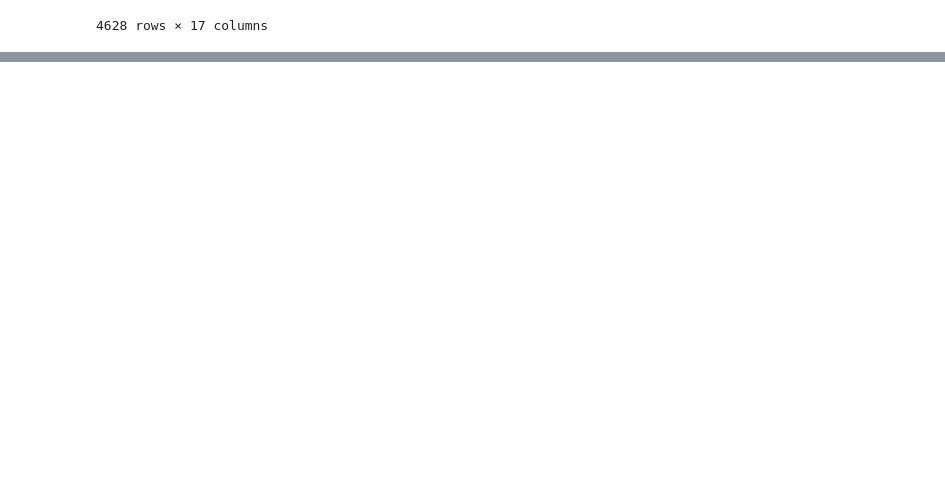
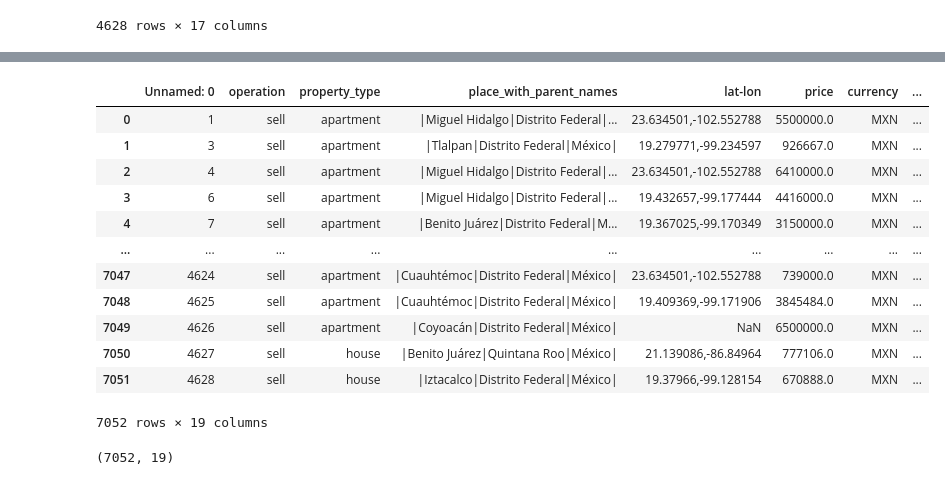
Before and after one commit to fararodriguezpf/Worldquant, a Jupyter notebook: pro2_pd.ipynb, the cells around one changed output, grey strips where cells are left out. Saved outputs shown, nothing was run; the diff lists cells and outputs as text; code cells hidden in the pictures; blank space fills up the shorter version.

```diff
--- a/pro2_pd.ipynb
+++ b/pro2_pd.ipynb
@@ -92,0 +157,21 @@ NameError: name 'frame1' is not defined
+# %%
+df = pd.concat([frame1,frame2], ignore_index=True)
+df
+# %% [output]
+|  | Unnamed: 0 | operation | property_type | place_with_parent_names | lat-lon | price | currency | ... |
+| 0 | 1 | sell | apartment | |Miguel Hidalgo|Distrito Federal|... | 23.634501,-102.552788 | 5500000.0 | MXN | ... |
+| 1 | 3 | sell | apartment | |Tlalpan|Distrito Federal|México| | 19.279771,-99.234597 | 926667.0 | MXN | ... |
+| 2 | 4 | sell | apartment | |Miguel Hidalgo|Distrito Federal|... | 23.634501,-102.552788 | 6410000.0 | MXN | ... |
+| 3 | 6 | sell | apartment | |Miguel Hidalgo|Distrito Federal|... | 19.432657,-99.177444 | 4416000.0 | MXN | ... |
+| 4 | 7 | sell | apartment | |Benito Juárez|Distrito Federal|M... | 19.367025,-99.170349 | 3150000.0 | MXN | ... |
+| ... | ... | ... | ... | ... | ... | ... | ... | ... |
+| 7047 | 4624 | sell | apartment | |Cuauhtémoc|Distrito Federal|México| | 23.634501,-102.552788 | 739000.0 | MXN | ... |
+| 7048 | 4625 | sell | apartment | |Cuauhtémoc|Distrito Federal|México| | 19.409369,-99.171906 | 3845484.0 | MXN | ... |
+| 7049 | 4626 | sell | apartment | |Coyoacán|Distrito Federal|México| | NaN | 6500000.0 | MXN | ... |
+| 7050 | 4627 | sell | house | |Benito Juárez|Quintana Roo|México| | 21.139086,-86.84964 | 777106.0 | MXN | ... |
+| 7051 | 4628 | sell | house | |Iztacalco|Distrito Federal|México| | 19.37966,-99.128154 | 670888.0 | MXN | ... |
+7052 rows × 19 columns
+# %%
+df.shape
+# %% [output]
+(7052, 19)
```
Also changed, not shown: parts of 13 cells of this notebook.
